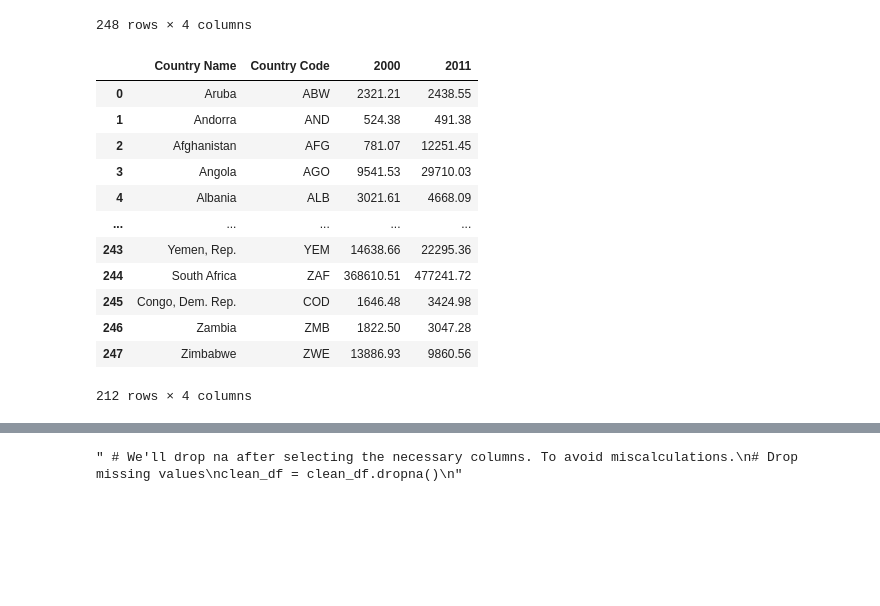
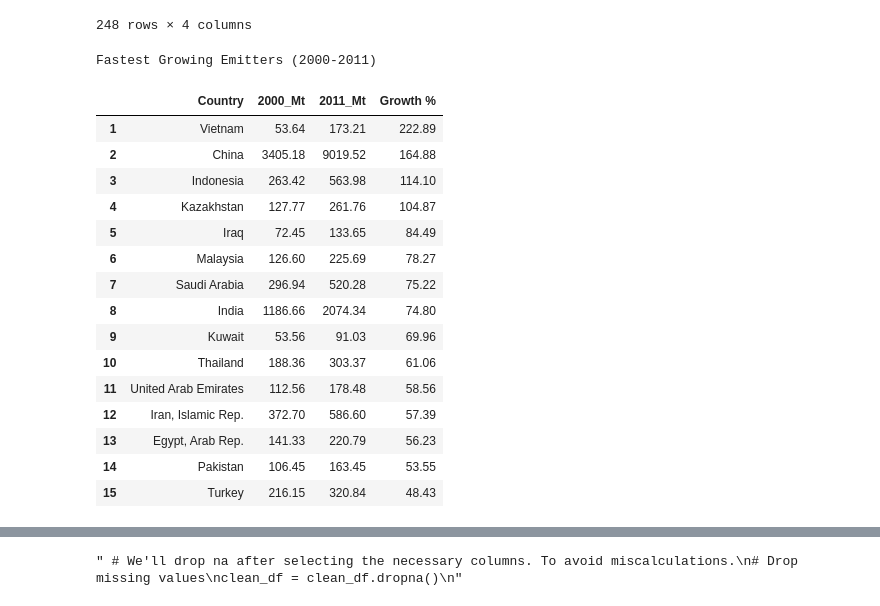
Before and after one commit to sanaullah525/Global-CO2-Emissions-Data-Analysis-Project, a Jupyter notebook: datapr.ipynb, the cells around one changed output, grey strips where cells are left out. Drawn from its saved outputs; the diff is of its cells as text; code cells hidden in the pictures; blank space fills up the shorter version.

```diff
--- a/datapr.ipynb
+++ b/datapr.ipynb
@@ -128,21 +128,62 @@ df
 # %%
 # Filtering out unncecssary rows from the data. (Selecting COUNTRIES only.)
 import pycountry as pyc
 
 valid_codes = {c.alpha_3 for c in pyc.countries}
 df= df[df['Country Code'].isin(valid_codes)]
-df
+
+# Converting units from kilotones to megatones for better readability.
+
+df= df[['Country Name', '2000', '2011']]
+df['Country']= df['Country Name']
+df['2000_Mt']= df['2000']/1000
+df['2011_Mt']= df['2011']/1000
+
+df= df[['Country', '2000_Mt', '2011_Mt']]
+
+# Dropping rows with null values and reseting the indexes of the data,
+# in order to avoid further confusion in the calculation process.
+
+df.isnull().sum()
+df= df.dropna()
+
+df.reset_index(drop= True, inplace= True)
+
+import numpy as np
+
+# 1. Permanently KEEP only rows where '2000_Mt' is greater than 40
+
+df = df[df['2000_Mt'] > 40]
+
+# Calculating percentage growth and looking for the fastest growing emitters (2000-2011).
+
+df['Growth %']= (((df['2011_Mt']- df['2000_Mt'])/df['2000_Mt'])*100)
+
+df= df.sort_values(by= 'Growth %', ascending= False).head(15)
+df= df.reset_index(drop= True)
+
+df.index= df.index+1
+dfs = df.style.format({
+    '2000_Mt': '{:.2f}',
+    '2011_Mt': '{:.2f}',
+    'Growth %': '{:.2f}'
+}).set_caption("Fastest Growing Emitters (2000-2011)")
+dfs
 # %% [output]
+Fastest Growing Emitters (2000-2011)
-|  | Country Name | Country Code | 2000 | 2011 |
-| 0 | Aruba | ABW | 2321.21 | 2438.55 |
-| 1 | Andorra | AND | 524.38 | 491.38 |
-| 2 | Afghanistan | AFG | 781.07 | 12251.45 |
-| 3 | Angola | AGO | 9541.53 | 29710.03 |
-| 4 | Albania | ALB | 3021.61 | 4668.09 |
-| ... | ... | ... | ... | ... |
-| 243 | Yemen, Rep. | YEM | 14638.66 | 22295.36 |
-| 244 | South Africa | ZAF | 368610.51 | 477241.72 |
-| 245 | Congo, Dem. Rep. | COD | 1646.48 | 3424.98 |
-| 246 | Zambia | ZMB | 1822.50 | 3047.28 |
-| 247 | Zimbabwe | ZWE | 13886.93 | 9860.56 |
+|  | Country | 2000_Mt | 2011_Mt | Growth % |
+| 1 | Vietnam | 53.64 | 173.21 | 222.89 |
+| 2 | China | 3405.18 | 9019.52 | 164.88 |
+| 3 | Indonesia | 263.42 | 563.98 | 114.10 |
+| 4 | Kazakhstan | 127.77 | 261.76 | 104.87 |
+| 5 | Iraq | 72.45 | 133.65 | 84.49 |
+| 6 | Malaysia | 126.60 | 225.69 | 78.27 |
+| 7 | Saudi Arabia | 296.94 | 520.28 | 75.22 |
+| 8 | India | 1186.66 | 2074.34 | 74.80 |
+| 9 | Kuwait | 53.56 | 91.03 | 69.96 |
+| 10 | Thailand | 188.36 | 303.37 | 61.06 |
+| 11 | United Arab Emirates | 112.56 | 178.48 | 58.56 |
+| 12 | Iran, Islamic Rep. | 372.70 | 586.60 | 57.39 |
+| 13 | Egypt, Arab Rep. | 141.33 | 220.79 | 56.23 |
+| 14 | Pakistan | 106.45 | 163.45 | 53.55 |
+| 15 | Turkey | 216.15 | 320.84 | 48.43 |
-212 rows × 4 columns
```
Also changed, not shown: parts of 11 cells of this notebook.
